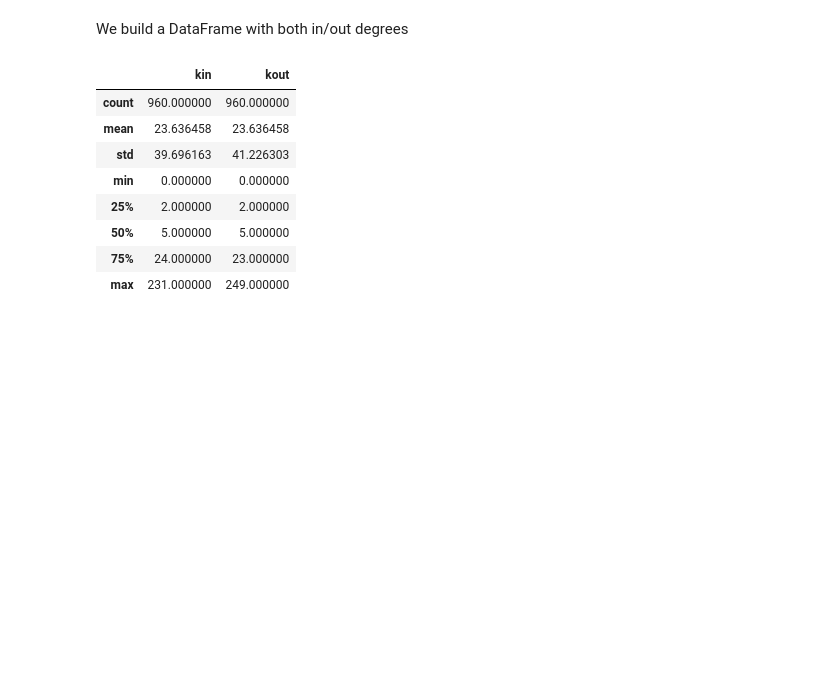
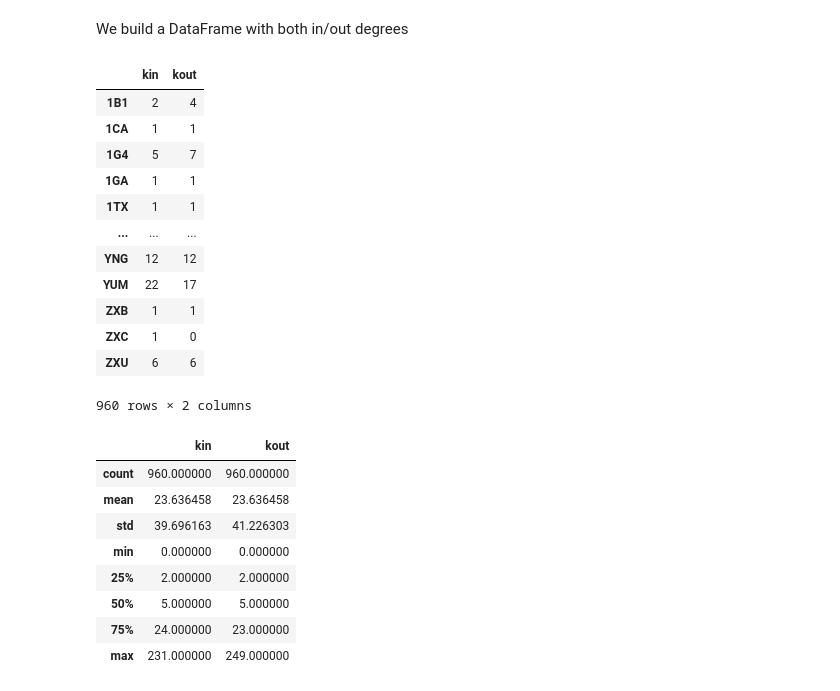
Before and after one commit to DataForScience/G4DS, a Jupyter notebook: 1. Weighted Directed Graphs - Airline Network.ipynb, the cells around one changed output. Drawn from its saved outputs; the diff is of its cells as text; code cells hidden in the pictures; blank space fills up the shorter version.

```diff
--- a/1. Weighted Directed Graphs - Airline Network.ipynb
+++ b/1. Weighted Directed Graphs - Airline Network.ipynb
@@ -218,6 +218,22 @@ We build a DataFrame with both in/out degrees
 in_out = degrees_in.join(degrees_out, how='outer').fillna(0)
 in_out.columns = ['kin', 'kout']
 in_out = in_out.astype('int')
+# %%
+in_out
+# %% [output]
+|  | kin | kout |
+| 1B1 | 2 | 4 |
+| 1CA | 1 | 1 |
+| 1G4 | 5 | 7 |
+| 1GA | 1 | 1 |
+| 1TX | 1 | 1 |
+| ... | ... | ... |
+| YNG | 12 | 12 |
+| YUM | 22 | 17 |
+| ZXB | 1 | 1 |
+| ZXC | 1 | 0 |
+| ZXU | 6 | 6 |
+960 rows × 2 columns
 # %%
 in_out.describe()
 # %% [output]
```
Also changed, not shown: parts of 3 cells of this notebook, 2 other files.
